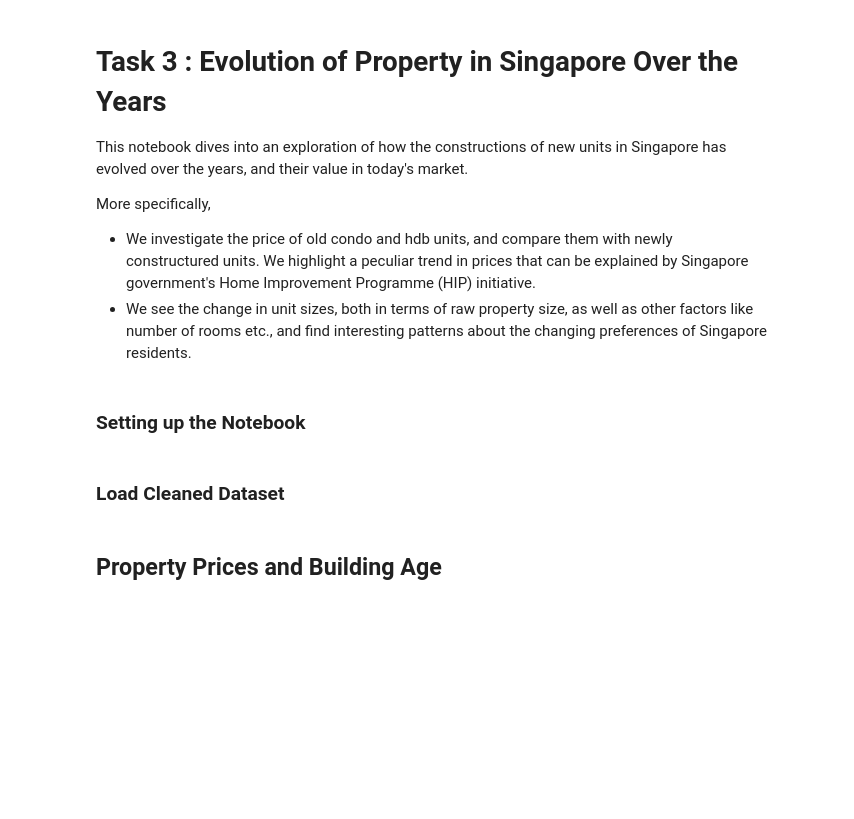
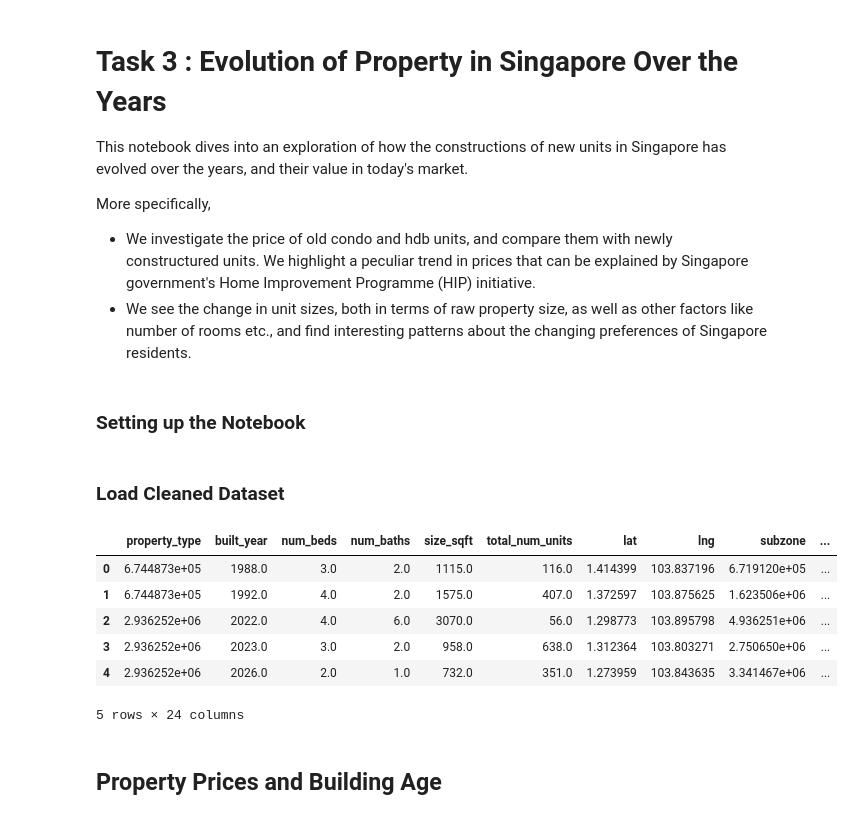
Before and after one commit to atul1696/cs5228-project, a Jupyter notebook: task3.ipynb, the cells around one changed output. Cells and saved outputs as stored; diff of their text form; code cells hidden in the pictures; blank space fills up the shorter version.

```diff
--- a/task3.ipynb
+++ b/task3.ipynb
@@ -29,5 +31,15 @@ trainX, trainY, testX = preprocess_data_for_classification(trainX, trainY, testX
 
 df = pd.concat([trainX, trainY], axis=1)
+# %%
+df.head()
+# %% [output]
+|  | property_type | built_year | num_beds | num_baths | size_sqft | total_num_units | lat | lng | subzone | ... |
+| 0 | 6.744873e+05 | 1988.0 | 3.0 | 2.0 | 1115.0 | 116.0 | 1.414399 | 103.837196 | 6.719120e+05 | ... |
+| 1 | 6.744873e+05 | 1992.0 | 4.0 | 2.0 | 1575.0 | 407.0 | 1.372597 | 103.875625 | 1.623506e+06 | ... |
+| 2 | 2.936252e+06 | 2022.0 | 4.0 | 6.0 | 3070.0 | 56.0 | 1.298773 | 103.895798 | 4.936251e+06 | ... |
+| 3 | 2.936252e+06 | 2023.0 | 3.0 | 2.0 | 958.0 | 638.0 | 1.312364 | 103.803271 | 2.750650e+06 | ... |
+| 4 | 2.936252e+06 | 2026.0 | 2.0 | 1.0 | 732.0 | 351.0 | 1.273959 | 103.843635 | 3.341467e+06 | ... |
+5 rows × 24 columns
 # %% [markdown]
 ## Property Prices and Building Age
 # %%
```
Also changed, not shown: parts of 5 cells of this notebook.
